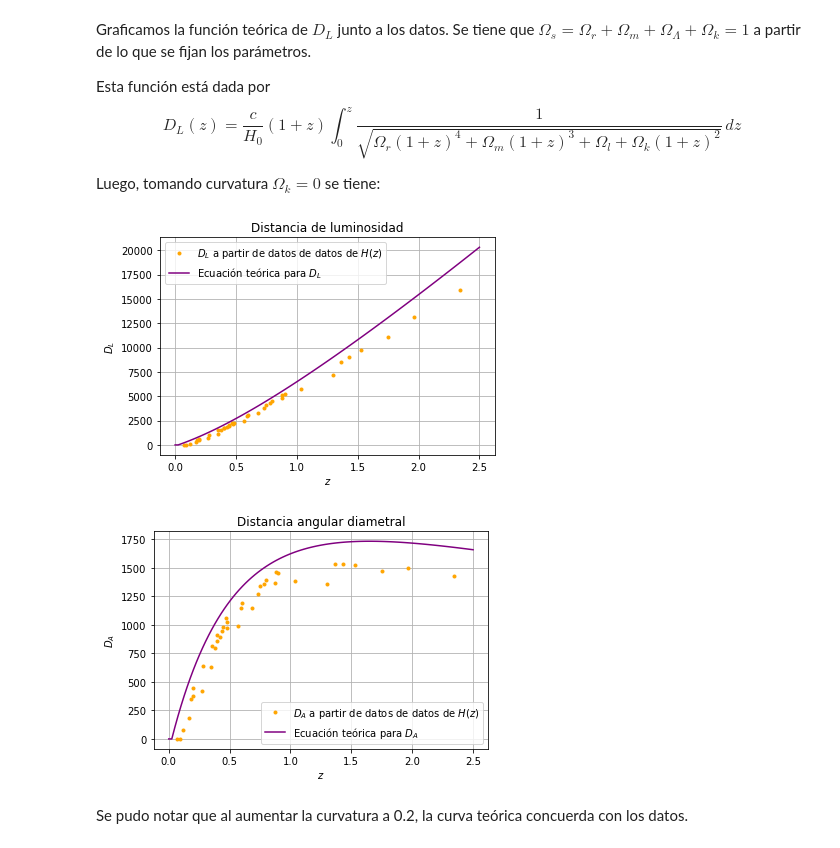
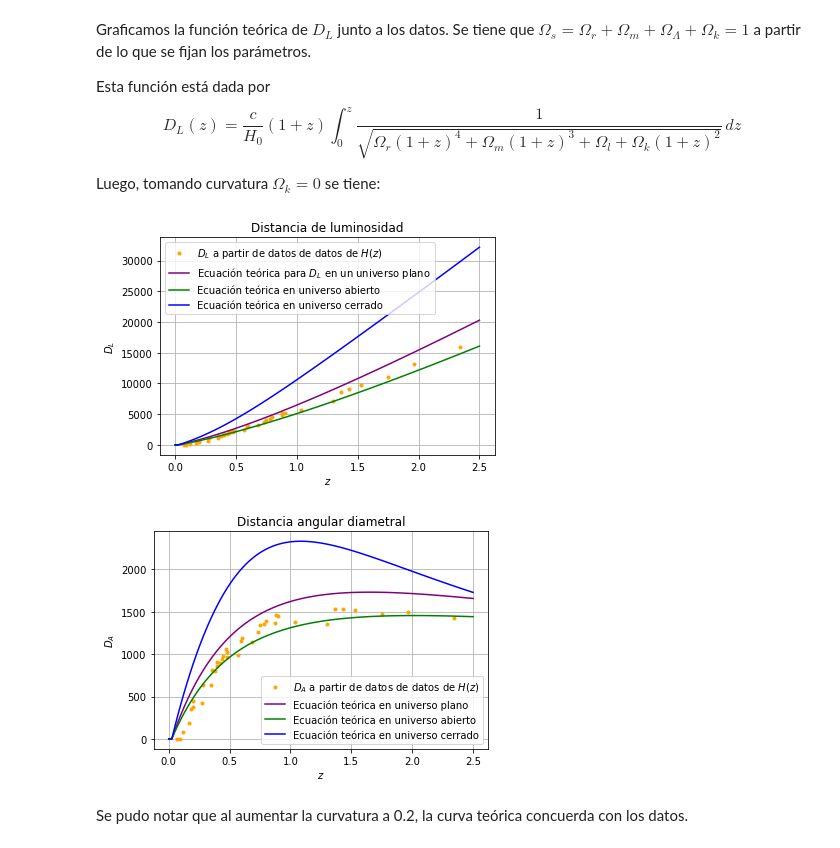
Before and after one commit to AntoCist/Practica_de_verano_2024, a Jupyter notebook: Datos_hub_data.ipynb, the cells around one changed output. Cells and saved outputs as stored; diff of their text form; code cells hidden in the pictures.

Commit message:
Ecuaciones teóricas según forma del universo

```diff
--- a/Datos_hub_data.ipynb
+++ b/Datos_hub_data.ipynb
@@ -49,22 +49,35 @@ $$H(z) = H_0 \left[\Omega_r (1+z)^4 + \Omega_m(1+z)^3 + \Omega_l + \Omega_k(1+z)
 # %%
 #Parámetros
 omega_r = 8.4e-5
-omega_m = 0.3
 omega_l = 0.7 - omega_r
-omega_k = 0
+omega_0 = 1
+omega_k = 1 - omega_0
+
+omega_m = 1 - omega_k - omega_l - omega_r
+#definimos omega_0
 
 #Creamos la función teórica
 array_z = np.array(z)
 
-H_t = np.zeros(len(array_z))
-H_t = H_0* ((omega_r * (1+array_z)**4) + omega_m * (1+array_z)**3 + omega_l + omega_k* (1+array_z)**2)**(1/2)
+def H_t(z):
+    return H_0* ((omega_r * (1+z)**4) + omega_m * (1+z)**3 + omega_l + omega_k* (1+z)**2)**(1/2)
 # %%
 yerr = desv
 plt.xlabel('$ z $')
 plt.ylabel('$ H(z) $')
 plt.title('Parámetro de Hubble')
-plt.plot(array_z, H_t, label='Función teórica de H(z)')
 plt.errorbar(z, H, yerr=yerr, fmt='.', color = 'orange', label = 'Incertidumbre asociada')
+omega_0 = 1
+omega_k = 1 - omega_0
+plt.plot(array_z, H_t(array_z), color = 'purple', label='Función H(z) en universo plano')
+omega_0 = 0.5
+omega_k = 1 -omega_0
+plt.plot(array_z, H_t(array_z), color = 'green', label= 'Ecuación universo abierto')
+omega_0 = 1.5
+omega_k = 1 -omega_0
+plt.plot(array_z, H_t(array_z), color = 'blue', label= 'Ecuación universo cerrado')
+
+
 plt.legend()
 plt.grid(True)
 plt.show()
@@ -137,20 +150,31 @@ def regla_trapecio_numerica(x, y, j):
     return integral
 
 #Función a integrar
-func2 = ((omega_r * (1+z_cualquiera)**4) + omega_m * (1+ z_cualquiera)**3 + omega_l + omega_k* (1+z_cualquiera)**2)**(-1/2)
+def func2(z, omega_k, omega_l, omega_m, omega_r):
+    return ((omega_r * (1+z)**4) + omega_m * (1+ z)**3 + omega_l + omega_k* (1+z)**2)**(-1/2)
 
 # Calcular la aproximación de la integral utilizando la regla del trapecio
-resultado_integral = np.zeros_like(z_cualquiera)
-for j in range(len(z_cualquiera)):
-    resultado_integral[j] = regla_trapecio_numerica(z_cualquiera, func2, j)
-    #print("El resultado de la integral es:", resultado_integral[j])
+def resultado_integral(z, omega_k, omega_l, omega_m, omega_r):
+    resultado_integral = np.zeros_like(z)
+    for j in range(len(z)):
+        resultado_integral[j] = regla_trapecio_numerica(z, func2(z,omega_k, omega_l, omega_m, omega_r), j)
+        #print("El resultado de la integral es:", resultado_integral[j])
+    return resultado_integral
 
-#Ecuación
-DL_t_H= (c/H_0)*(1+ z_cualquiera)* resultado_integral
-
+def DL_t_H(z):
+    return (c/H_0)*(1+ z)* resultado_integral(z_cualquiera, omega_k, omega_l, omega_m, omega_r)
 
 plt.plot(z, D_LH, '.', color = 'orange', label= '$D_L$ a partir de datos de datos de $H(z)$')
-plt.plot(z_cualquiera, DL_t_H, color = 'purple', label= 'Ecuación teórica para $D_L$')
+omega_0 = 1
+omega_k = 1 - omega_0
+plt.plot(z_cualquiera, DL_t_H(z_cualquiera), color = 'purple', label= 'Ecuación teórica para $D_L$ en un universo plano')
+omega_0 = 0.5
+omega_k = 1 -omega_0
+plt.plot(z_cualquiera, DL_t_H(z_cualquiera), color = 'green', label= 'Ecuación teórica en universo abierto')
+omega_0 = 1.5
+omega_k = 1 -omega_0
+plt.plot(z_cualquiera, DL_t_H(z_cualquiera), color = 'blue', label= 'Ecuación teórica en universo cerrado')
+
 
 plt.xlabel('$ z $')
 plt.ylabel('$ D_L$')
@@ -159,30 +183,43 @@ plt.grid(True)
 plt.legend()
 plt.show()
 # %% [output]
-[figure, old version]
+[figure, new version]
 # %%
 d_a = np.zeros_like(D_LH)
 for i in range(len(D_LH)):
     d_a[i] = D_LH[i] * (1/((1+z[i])**2))
 
 d_a_H0_c = np.zeros_like(D_LH)
 for i in range(len(D_LH)):
     d_a_H0_c[i] = d_a[i]* H_0/c
 
+#Se separan las expresiones según la curvatura
+def DA_t_H(z):
+    if omega_0 ==1:
+        return DL_t_H(z) * ((1+z)**(-2))
+    elif omega_0 >= 1:
+        return (c/(H_0* np.sqrt(-omega_k)))*((1+ z)**(-1))* np.sin(np.sqrt(-omega_k)* resultado_integral(z, omega_k, omega_l, omega_m, omega_r))
+    else:
+        return (c/(H_0* np.sqrt(omega_k)) )*((1+ z)**(-1))* np.sinh(np.sqrt(omega_k)* resultado_integral(z, omega_k, omega_l, omega_m, omega_r))
 
-DA_t_H = DL_t_H * ((1+z_cualquiera)**(-2))
-
+omega_0 = 1
+omega_k = 1 - omega_0
 plt.plot(z, d_a, '.', color = 'orange', label= '$D_A$ a partir de datos de datos de $H(z)$')
-plt.plot(z_cualquiera, DA_t_H, color = 'purple', label= 'Ecuación teórica para $D_A$')
-
+plt.plot(z_cualquiera, DA_t_H(z_cualquiera), color = 'purple', label= 'Ecuación teórica en universo plano')
+omega_0 = 0.5
+omega_k = 1 -omega_0
+plt.plot(z_cualquiera, DA_t_H(z_cualquiera), color = 'green', label= 'Ecuación teórica en universo abierto')
+omega_0 = 1.5
+omega_k = 1 -omega_0
+plt.plot(z_cualquiera, DA_t_H(z_cualquiera), color = 'blue', label= 'Ecuación teórica en universo cerrado')
 
 plt.xlabel('$ z $')
 plt.ylabel('$ D_A$')
 plt.title('Distancia angular diametral')
 plt.grid(True)
 plt.legend()
 plt.show()
 # %% [output]
-[figure, old version]
+[figure, new version]
 # %% [markdown]
 Se pudo notar que al aumentar la curvatura a 0.2, la curva teórica concuerda con los datos.
```
Also changed, not shown: parts of 1 cell of this notebook.
